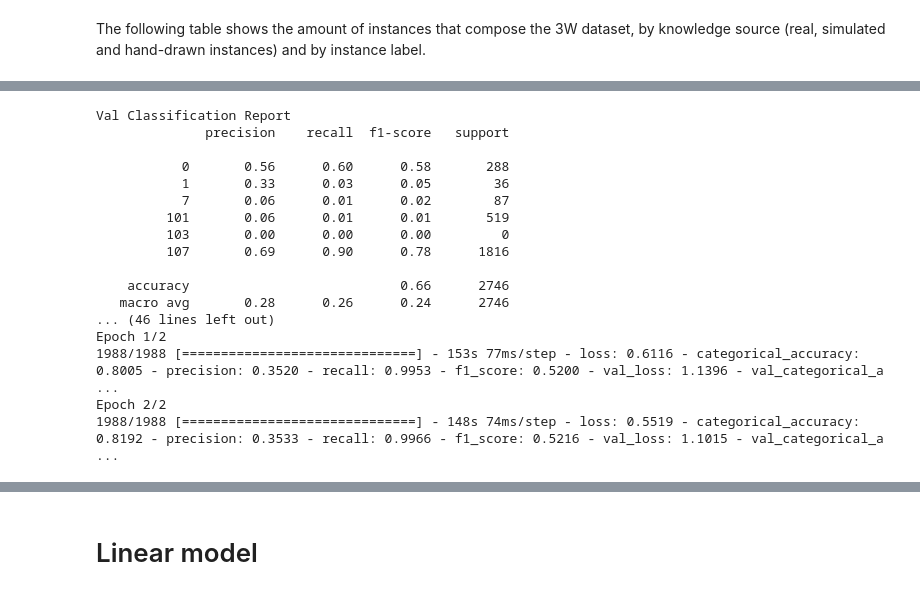
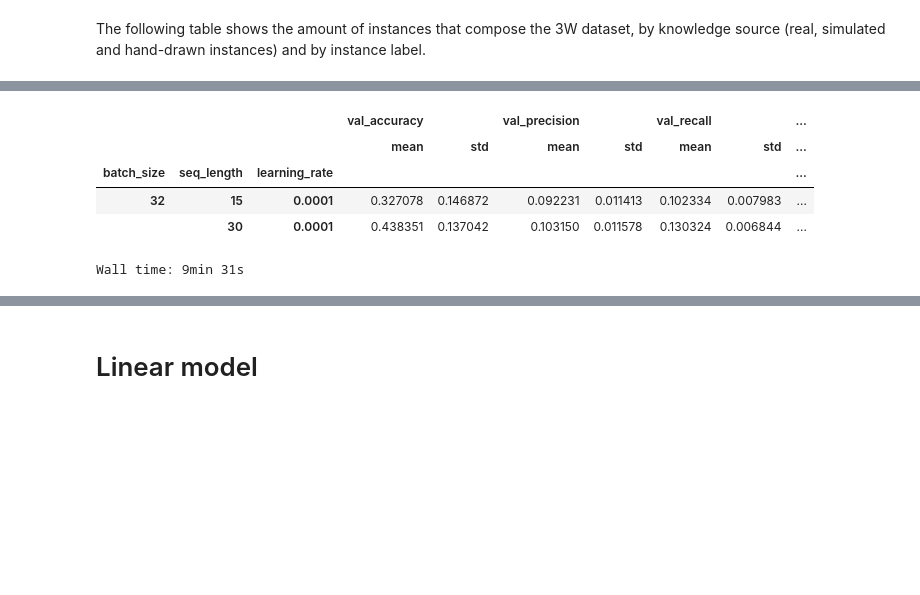
Before and after one commit to BaltiBoix/3W_TFM, a Jupyter notebook: tfm/modelLabel-Copy1.ipynb, the cells around one changed output, grey strips where cells are left out. Cells and saved outputs as stored; diff of their text form; code cells hidden in the pictures; blank space fills up the shorter version.

```diff
--- a/tfm/modelLabel-Copy1.ipynb
+++ b/tfm/modelLabel-Copy1.ipynb
@@ -63,5 +63,5 @@ dset = d3w('../dataset')
 flist0 = ['P-PDG', 'P-TPT', 'T-TPT', 'P-MON-CKP', 'T-JUS-CKP', 'P-JUS-CKGL', 'T-JUS-CKGL', 'QGL']
 categories=[[0,1,2,3,4,5,6,7,8,101,102,103,104,105,106,107,108]]
 
-train_df, test_df = dset.split(real=False, simul=False, drawn=True, test_size=0.2, val_size=0)
+train_df, test_df, val_df = dset.split(real=False, simul=False, drawn=True, test_size=0.2, val_size=0.1)
 # %% [output]
@@ -331,8 +344,8 @@ class param_fit():
         self.report = dict()
         return
 
-    def fit(self, n_splits=5):
-        kf = sklearn.model_selection.StratifiedKFold(n_splits=5)
+    def fit(self, n_splits=5, max_epochs=50, patience=3):
+        kf = sklearn.model_selection.StratifiedKFold(n_splits=n_splits)
 
         self.report['batch_size'] = []
         self.report['seq_length'] = []
@@ -346,13 +359,17 @@ class param_fit():
                 breset = True
                 for learning_rate in self.learning_rates:
                     for i, (train_index, val_index) in enumerate(kf.split(self.train_df, self.train_df['label'])):
+                        print('\n', i, batch_size, seq_length, learning_rate,
+                              len(train_index), len(val_index), '\n')
+                        #tf.keras.backend.clear_session()
+                        #tf.compat.v1.reset_default_graph()
                         model = kmodel(self.name, self.layers_list, self.features, self.label, self.categories,
                                    batch_size, seq_length,
                                    self.train_df.iloc[train_index].reset_index(drop=True),
                                    self.train_df.iloc[val_index].reset_index(drop=True),
                                    self.test_df,
-                                   'D:/datatmp', reset_ts=breset)
-                        model.compile_and_fit(max_epochs=2, patience=5, lr=learning_rate)
+                                   'D:/datatmp', reset_ts=breset, verbose=0)
+                        model.compile_and_fit(max_epochs=max_epochs, patience=patience, lr=learning_rate)
                         breset = False
                         self.report['batch_size'].append(batch_size)
                         self.report['seq_length'].append(seq_length)
@@ -361,6 +378,22 @@ class param_fit():
                         self.report['class_rep_val'].append(model.class_rep_val)
                         self.report['class_rep_test'].append(model.class_rep_test)
 
+                        #del model
+                        #tf.keras.backend.clear_session()
+                        #tf.compat.v1.reset_default_graph()
+
+
+        rep_df = pd.DataFrame(self.report)
+        rep_df['val_accuracy'] = rep_df.class_rep_val.apply(pd.Series)['accuracy']
+        rep_df['val_precision'] = rep_df.class_rep_val.apply(pd.Series)['macro avg'].apply(pd.Series)['precision']
+        rep_df['val_recall'] = rep_df.class_rep_val.apply(pd.Series)['macro avg'].apply(pd.Series)['recall']
+        rep_df['val_f1_score'] = rep_df.class_rep_val.apply(pd.Series)['macro avg'].apply(pd.Series)['f1-score']
+        rep_df.drop(['class_rep_val', 'class_rep_test'], axis=1, inplace=True)
+
+        fdict = {'val_accuracy': ['mean', 'std'], 'val_precision': ['mean', 'std'],
+                 'val_recall': ['mean', 'std'], 'val_f1_score': ['mean', 'std']}
+        display(rep_df.groupby(['batch_size', 'seq_length', 'learning_rate']).agg(fdict))
+
         filename = self.name + '_report_' +\
             str(np.datetime64('now')) + '.pkl'
         filename = filename.replace(':', '_')
@@ -370,12 +403,15 @@ class param_fit():
 # %%
 %%time
 
-linear_layers = [tf.keras.layers.Flatten(),
-                 tf.keras.layers.LayerNormalization(),
-                 tf.keras.layers.Dense(units=17, activation='sigmoid')]
+tf.keras.backend.clear_session()
+tf.compat.v1.reset_default_graph()
+
+linear_layers = [tf.keras.layers.Flatten(name='linear_flat'),
+                 tf.keras.layers.LayerNormalization(name='linear_norm'),
+                 tf.keras.layers.Dense(units=17, activation='sigmoid', name='linear_dense')]
 
 linear_param_fit = param_fit('linear_param_fit', linear_layers, flist0, 'class', categories,
-                             [16, 32, 64], [5, 15, 30], [0.0001, 0.0005, 0.001],
+                             [32, 64], [15, 30], [0.0001, 0.001],
                              train_df, test_df, 'D:/datatmp')
-linear_param_fit.fit()
+linear_param_fit.fit(n_splits=5, max_epochs=50)
 # %% [output]
@@ -400,17 +435,6 @@ Epoch 2/2
+|  |  |  | val_accuracy |  | val_precision |  | val_recall |  | ... |
+|  |  |  | mean | std | mean | std | mean | std | ... |
+| batch_size | seq_length | learning_rate |  |  |  |  |  |  | ... |
+| 32 | 15 | 0.0001 | 0.327078 | 0.146872 | 0.092231 | 0.011413 | 0.102334 | 0.007983 | ... |
+|  | 30 | 0.0001 | 0.438351 | 0.137042 | 0.103150 | 0.011578 | 0.130324 | 0.006844 | ... |
-Val Classification Report
-              precision    recall  f1-score   support
-
-           0       0.56      0.60      0.58       288
-           1       0.33      0.03      0.05        36
-           7       0.06      0.01      0.02        87
-         101       0.06      0.01      0.01       519
-         103       0.00      0.00      0.00         0
-         107       0.69      0.90      0.78      1816
-
-    accuracy                           0.66      2746
-   macro avg       0.28      0.26      0.24      2746
-... (46 lines left out)
-Epoch 1/2
-1988/1988 [==============================] - 153s 77ms/step - loss: 0.6116 - categorical_accuracy: 0.8005 - precision: 0.3520 - recall: 0.9953 - f1_score: 0.5200 - val_loss: 1.1396 - val_categorical_a ...
-Epoch 2/2
-1988/1988 [==============================] - 148s 74ms/step - loss: 0.5519 - categorical_accuracy: 0.8192 - precision: 0.3533 - recall: 0.9966 - f1_score: 0.5216 - val_loss: 1.1015 - val_categorical_a ...
+Wall time: 9min 31s
```
Also changed, not shown: parts of 9 cells of this notebook.
